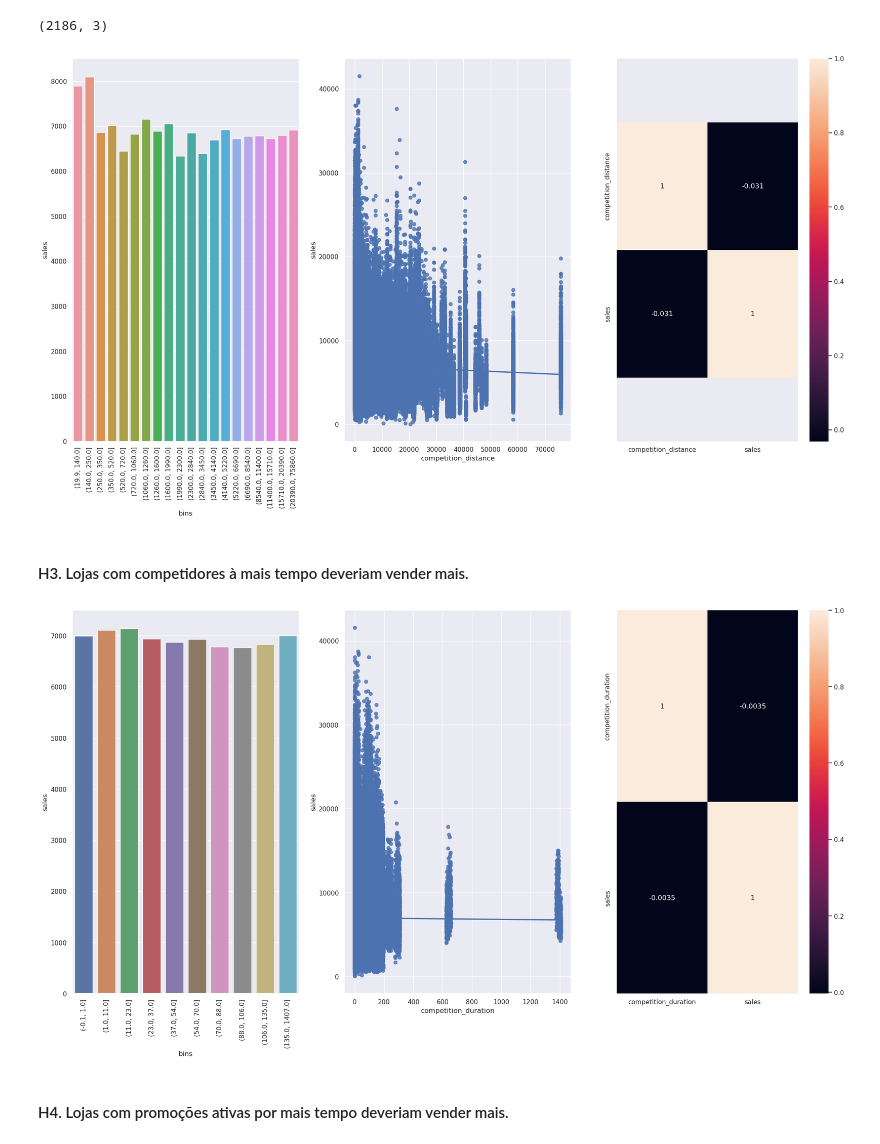
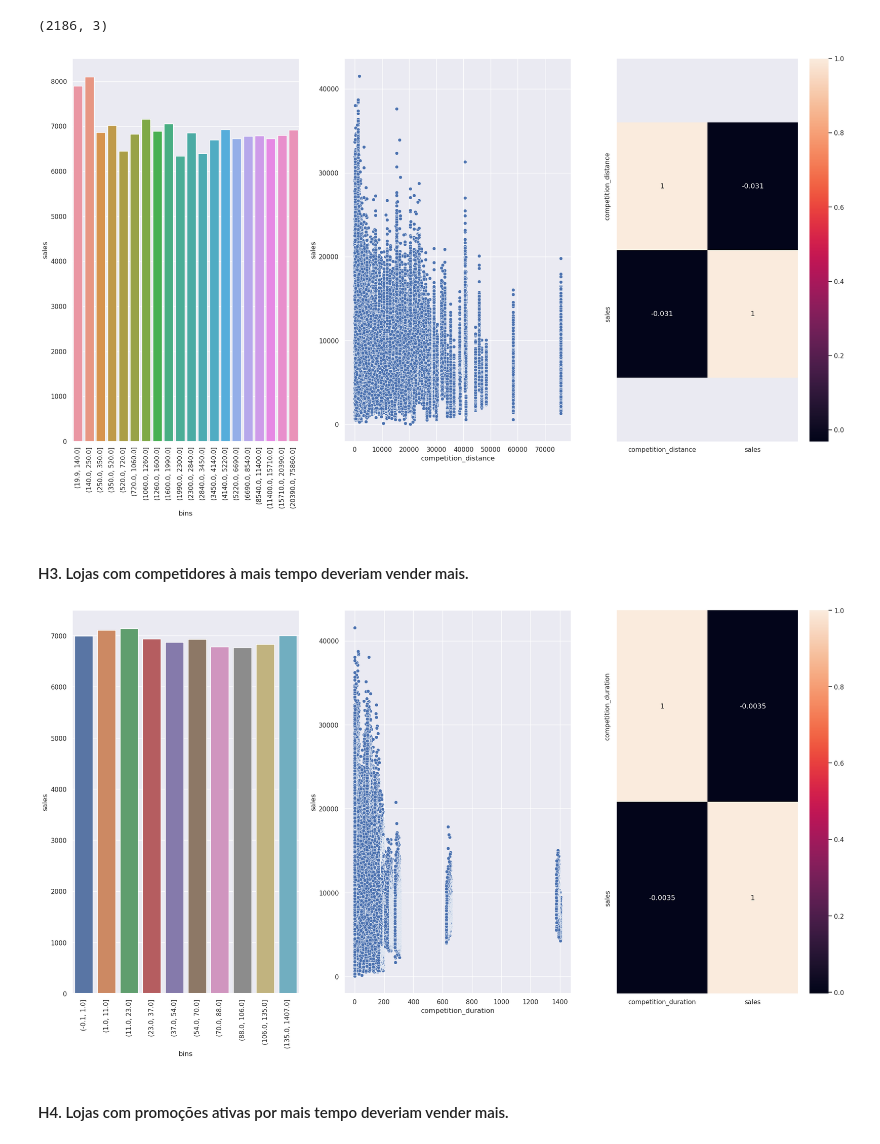
Before and after one commit to GustavoBarros11/rossmann_sales_forecast, a Jupyter notebook: ciclo1_notebook.ipynb, the cells around one changed output. Saved outputs shown, nothing was run; the diff lists cells and outputs as text; code cells hidden in the pictures.

```diff
--- a/ciclo1_notebook.ipynb
+++ b/ciclo1_notebook.ipynb
@@ -8,16 +8,11 @@ import seaborn as sns
 import warnings
 import re
 
+from sklearn.metrics import mean_absolute_error, mean_squared_error
+
 from scipy import stats as ss
 from IPython.display import Image
 from datetime import datetime, timedelta
-
-sns.set_theme()
-%matplotlib inline
-warnings.filterwarnings('ignore')
-pd.set_option('display.float_format', '{:.2f}'.format)
-pd.set_option('display.max_columns', 100)
-plt.rcParams['figure.figsize'] = (24, 12)
 # %% [markdown]
 ### 0.1) Funções Auxiliares
 # %%
@@ -418,18 +446,18 @@ df4.loc[df4['competition_distance'] == 0, ['competition_duration', 'competition_
 # %%
 fig, ax = plt.subplots(1, 3)
 
 sns.barplot(data=df_h2_1, x='bins', y='sales', ax=ax[0])
 ax[0].set_xticklabels(df_h2_1['bins'], rotation=90)
 
-sns.regplot(data=df4, x='competition_distance', y='sales', ci=False, ax=ax[1])
+sns.scatterplot(data=df4, x='competition_distance', y='sales', ax=ax[1])
 
 x = sns.heatmap( df_h2[['competition_distance', 'sales']].corr( method='pearson' ), annot=True );
 bottom, top = x.get_ylim()
 x.set_ylim( bottom+0.5, top-0.5 );
 
 plt.show()
 # %% [output]
-[figure, old version]
+[figure, new version]
 # %% [markdown]
 #### H3. Lojas com competidores à mais tempo deveriam vender mais.
 # %%
@@ -443,13 +471,13 @@ fig, ax = plt.subplots(1, 3)
 sns.barplot(data=df_h3_1, x='bins', y='sales', ax=ax[0])
 ax[0].set_xticklabels(df_h3_1.bins, rotation=90)
 
-sns.regplot(data=df_h3, x='competition_duration', y='sales', ci=False, ax=ax[1])
+sns.scatterplot(data=df_h3, x='competition_duration', y='sales', ax=ax[1])
 
 ax[2] = plot_2_var_corr(df4, 'competition_duration', 'sales')
 
 plt.show()
 # %% [output]
-[figure, old version]
+[figure, new version]
 # %% [markdown]
 #### H4. Lojas com promoções ativas por mais tempo deveriam vender mais.
 # %%
```
Also changed, not shown: parts of 23 cells of this notebook.
